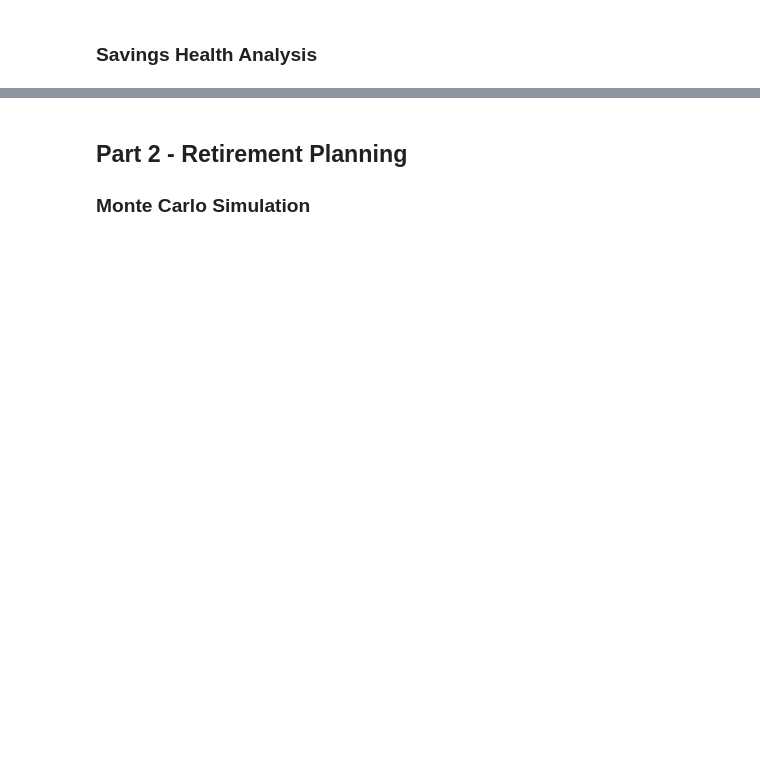
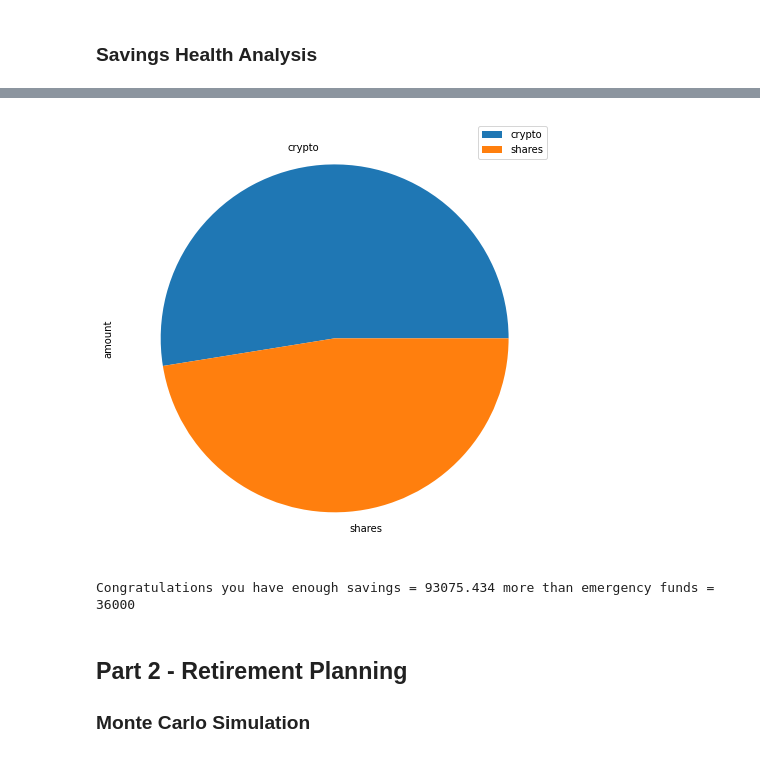
Before and after one commit to 369Eli/api, a Jupyter notebook: 05-APIs/Instructions/Starter_Code/financial-planner.ipynb, the cells around one changed output, grey strips where cells are left out. Cells and saved outputs as stored; diff of their text form; code cells hidden in the pictures; blank space fills up the shorter version.

```diff
--- a/05-APIs/Instructions/Starter_Code/financial-planner.ipynb
+++ b/05-APIs/Instructions/Starter_Code/financial-planner.ipynb
@@ -135,13 +175,16 @@ print(f"The current value of your {my_agg} AGG shares is ${my_agg_value:0.2f}")
 ### Savings Health Analysis
 # %%
 # Set monthly household income
-# YOUR CODE HERE!
+monthly_income = 12000
 
 # Consolidate financial assets data
-# YOUR CODE HERE!
+total_crypto_value = my_btc_value + my_eth_value
+total_shares_value = my_spy_value + my_agg_value
 
 # Create savings DataFrame
-# YOUR CODE HERE!
+savings = {'amount' : [total_crypto_value, total_shares_value]}
+df_savings = pd.DataFrame(savings, index= ['crypto', 'shares'])
 
 # Display savings DataFrame
 display(df_savings)
+type(df_savings)
@@ -148,3 +196,5 @@ display(df_savings)
 # %%
 # Plot savings pie chart
-# YOUR CODE HERE!
+df_savings.plot.pie(y='amount', figsize=(8, 8));
+# %% [output]
+[figure, added]
@@ -160,3 +201,20 @@ emergency_fund = monthly_income * 3
+# %%
+# Set ideal emergency fund
+emergency_fund = monthly_income * 3
+
+# Calculate total amount of savings
+total_savings = df_savings.sum()[0]
+
+# Validate saving health with an if/elif/else statement:
+
+if ( total_savings > emergency_fund ):
+    print(f'Congratulations you have enough savings = {total_savings} more than emergency funds = {emergency_fund}')
+elif total_savings == emergency_fund:
+    print(f'Congratulations on reaching enough savings = {total_savings} as emergency fund needed = {emergency_fund}')
+else:
+    print(f'Your savings = {total_savings} are less than emergency funds = {emergency_fund}')
+# %% [output]
+Congratulations you have enough savings = 93075.434 more than emergency funds = 36000
 # %% [markdown]
 ## Part 2 - Retirement Planning
 
```
Also changed, not shown: parts of 39 cells of this notebook.
